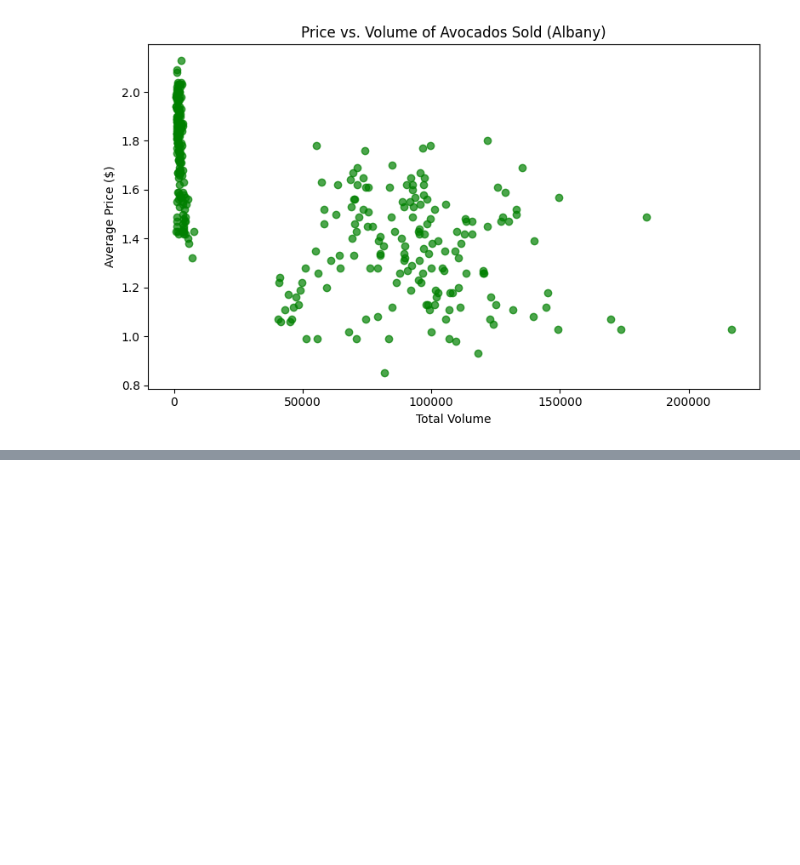
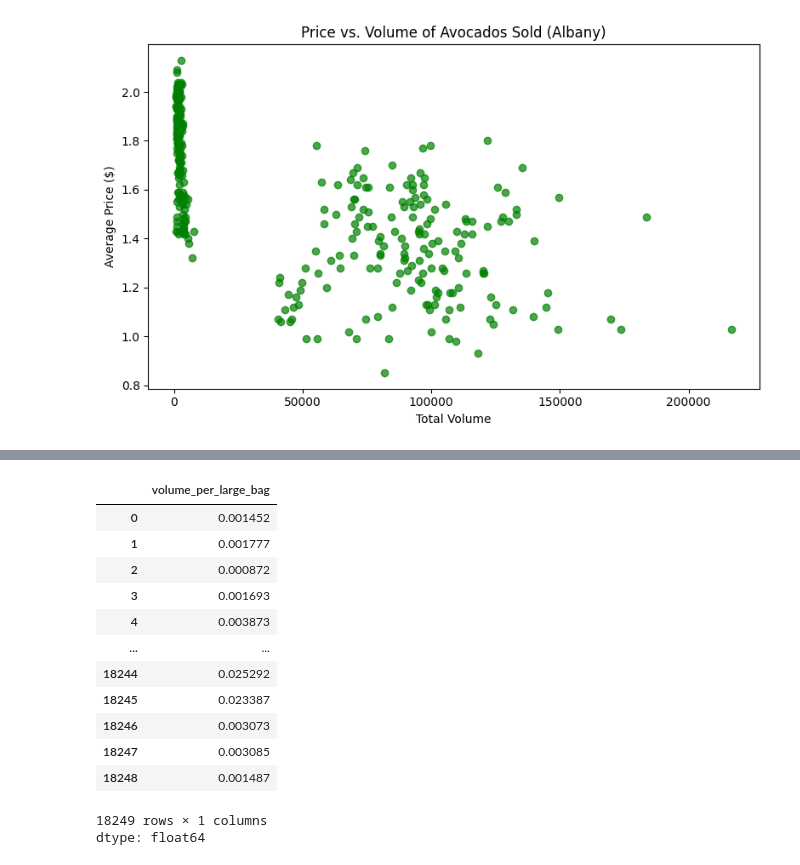
Before and after one commit to Yamm23/Learning-Macine-Learning, a Jupyter notebook: Avocado_Price.ipynb, the cells around one changed output, grey strips where cells are left out. Cells and saved outputs as stored; diff of their text form; code cells hidden in the pictures; blank space fills up the shorter version.

```diff
--- a/Avocado_Price.ipynb
+++ b/Avocado_Price.ipynb
@@ -106,0 +108,21 @@ plt.show()
+# %%
+df['volume_per_small_bag'] = df['Small Bags'] / df['Total Volume']
+df['volume_per_large_bag'] = df['Large Bags'] / df['Total Volume']
+df['volume_per_xlarge_bag'] = df['XLarge Bags'] / df['Total Volume']
+# %%
+df['volume_per_large_bag']
+# %% [output]
+|  | volume_per_large_bag |
+| 0 | 0.001452 |
+| 1 | 0.001777 |
+| 2 | 0.000872 |
+| 3 | 0.001693 |
+| 4 | 0.003873 |
+| ... | ... |
+| 18244 | 0.025292 |
+| 18245 | 0.023387 |
+| 18246 | 0.003073 |
+| 18247 | 0.003085 |
+| 18248 | 0.001487 |
+18249 rows × 1 columns
+dtype: float64
```
Also changed, not shown: parts of 1 cell of this notebook.
